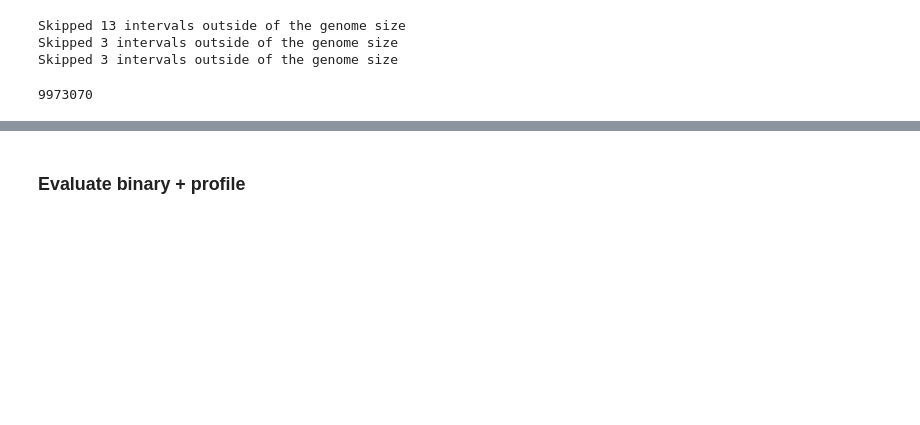
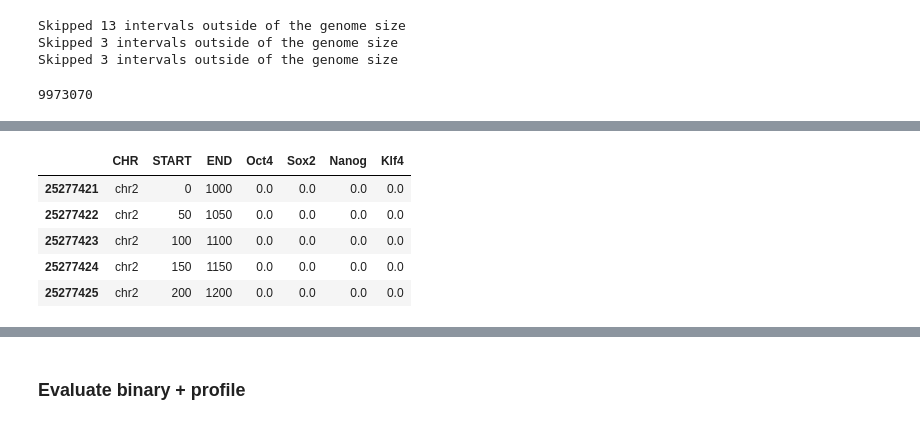
Before and after one commit to kundajelab/bpnet-manuscript, a Jupyter notebook: src/figures/18-other-classification-metrics.ipynb, the cells around one changed output, grey strips where cells are left out. Saved outputs shown, nothing was run; the diff lists cells and outputs as text; code cells hidden in the pictures; blank space fills up the shorter version.

```diff
--- a/src/figures/18-other-classification-metrics.ipynb
+++ b/src/figures/18-other-classification-metrics.ipynb
@@ -80,0 +194,2 @@ dict_keys(['inputs', 'targets'])
+# %%
+df_intervals = pd.read_csv(intervals_file, sep='\t')
@@ -80,0 +213,9 @@ dict_keys(['inputs', 'targets'])
+# %%
+df_intervals.head()
+# %% [output]
+|  | CHR | START | END | Oct4 | Sox2 | Nanog | Klf4 |
+| 25277421 | chr2 | 0 | 1000 | 0.0 | 0.0 | 0.0 | 0.0 |
+| 25277422 | chr2 | 50 | 1050 | 0.0 | 0.0 | 0.0 | 0.0 |
+| 25277423 | chr2 | 100 | 1100 | 0.0 | 0.0 | 0.0 | 0.0 |
+| 25277424 | chr2 | 150 | 1150 | 0.0 | 0.0 | 0.0 | 0.0 |
+| 25277425 | chr2 | 200 | 1200 | 0.0 | 0.0 | 0.0 | 0.0 |
```
Also changed, not shown: parts of 49 cells of this notebook, 2 other files.
